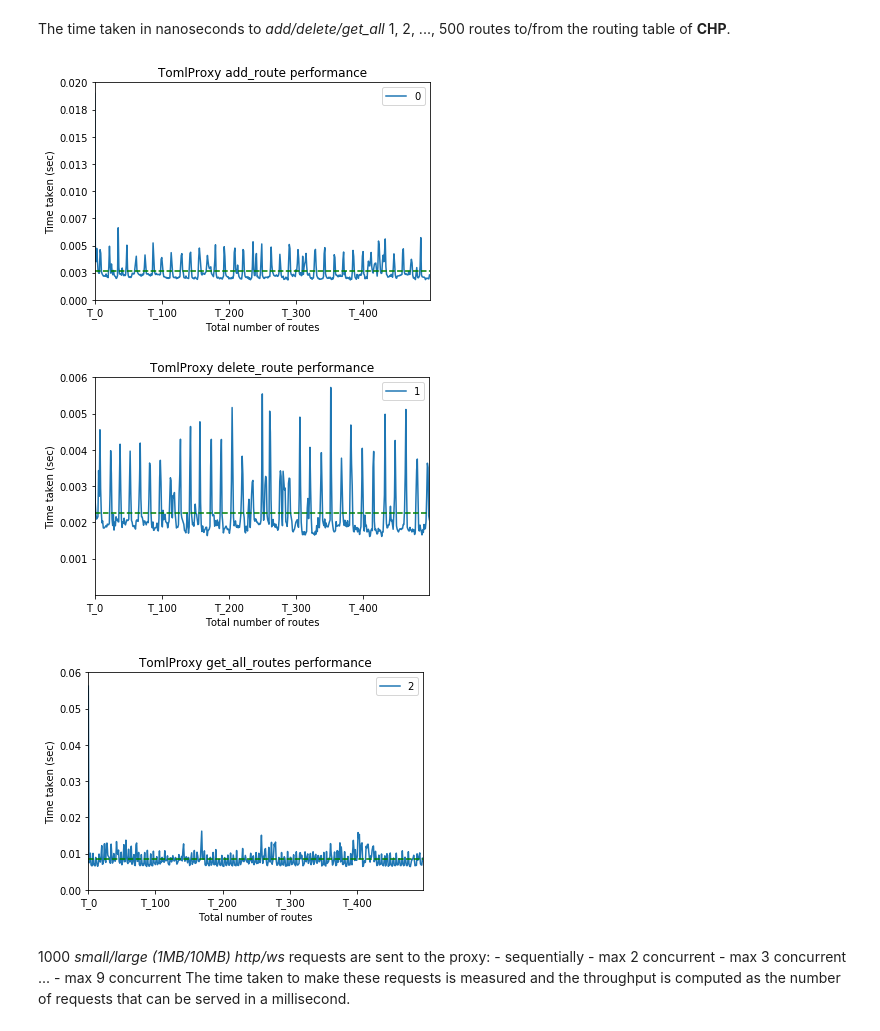
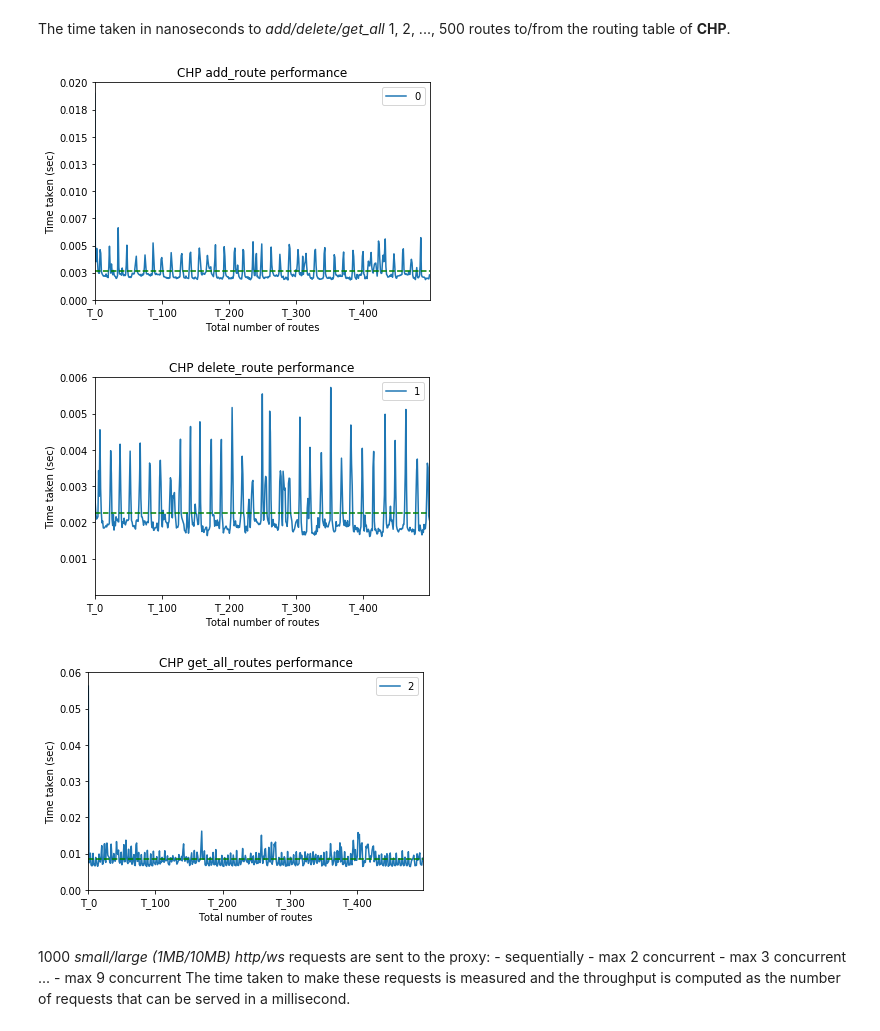
Before and after one commit to jupyterhub/traefik-proxy, a Jupyter notebook: jupyterhub_traefik_proxy/performance/ProxyPerformance.ipynb, the cells around one changed output. Cells and saved outputs as stored; diff of their text form; code cells hidden in the pictures.

Commit message:
Change plot title in notebook

```diff
--- a/jupyterhub_traefik_proxy/performance/ProxyPerformance.ipynb
+++ b/jupyterhub_traefik_proxy/performance/ProxyPerformance.ipynb
@@ -13,22 +13,22 @@ toml_perf
 # %% [markdown]
 The time taken in nanoseconds to *add/delete/get_all* 1, 2, ..., 500 routes to/from the routing table of **TraefikTomlProxy**.
 # %%
-def plot_method_perf(df, method, col_idx, precision, bottom=False):
+def plot_method_perf(df, method, proxy, col_idx, precision, bottom=False):
     df.loc[[col_idx]].T[1:-1].plot()
     locs,labels = plt.yticks()
-    yticks(locs, map(lambda x: f"%0.{precision}f" % x, locs/1e9))
+    plt.yticks(locs, map(lambda x: f"%0.{precision}f" % x, locs/1e9))
     if bottom:
         axes = plt.gca()
         axes.set_ylim(bottom=0)
     plt.xlabel("Total number of routes")
     plt.ylabel("Time taken (sec)")
-    plt.title(f"TomlProxy {method} performance")
+    plt.title(f"{proxy} {method} performance")
     mean = float(df.loc[[col_idx]]["Mean"])
     plt.axhline(y=mean, color='g', linestyle="--")
 
-plot_method_perf(toml_perf, "add_route", 0, 1, True)
-plot_method_perf(toml_perf, "delete_route", 1, 2, True)
-plot_method_perf(toml_perf, "get_all_routes", 2, 3)
+plot_method_perf(toml_perf, "add_route", "TomlProxy", 0, 1, True)
+plot_method_perf(toml_perf, "delete_route", "TomlProxy", 1, 2, True)
+plot_method_perf(toml_perf, "get_all_routes", "TomlProxy", 2, 3)
 # %% [output]
 [figure]
 [figure]
@@ -64,13 +64,13 @@ chp_perf
 # %% [markdown]
 The time taken in nanoseconds to *add/delete/get_all* 1, 2, ..., 500 routes to/from the routing table of **CHP**.
 # %%
-plot_method_perf(chp_perf, "add_route", 0, 3, True)
-plot_method_perf(chp_perf, "delete_route", 1, 3, True)
-plot_method_perf(chp_perf, "get_all_routes", 2, 2)
+plot_method_perf(chp_perf, "add_route", "CHP", 0, 3, True)
+plot_method_perf(chp_perf, "delete_route", "CHP", 1, 3, True)
+plot_method_perf(chp_perf, "get_all_routes", "CHP", 2, 2)
 # %% [output]
-[figure, old version]
+[figure, new version]
-[figure, old version]
+[figure, new version]
-[figure, old version]
+[figure, new version]
 # %% [markdown]
 1000 *small/large (1MB/10MB) http/ws* requests are sent to the proxy:
         - sequentially
```
Also changed, not shown: parts of 1 cell of this notebook.
